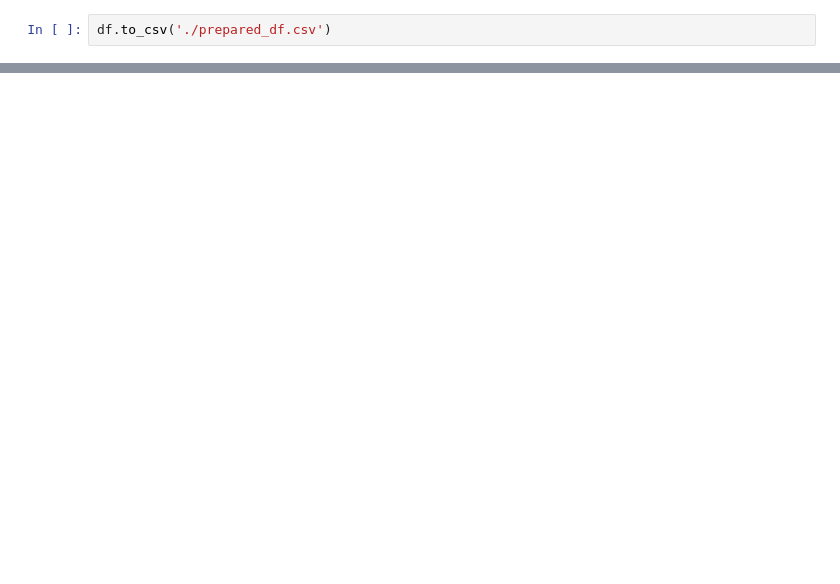
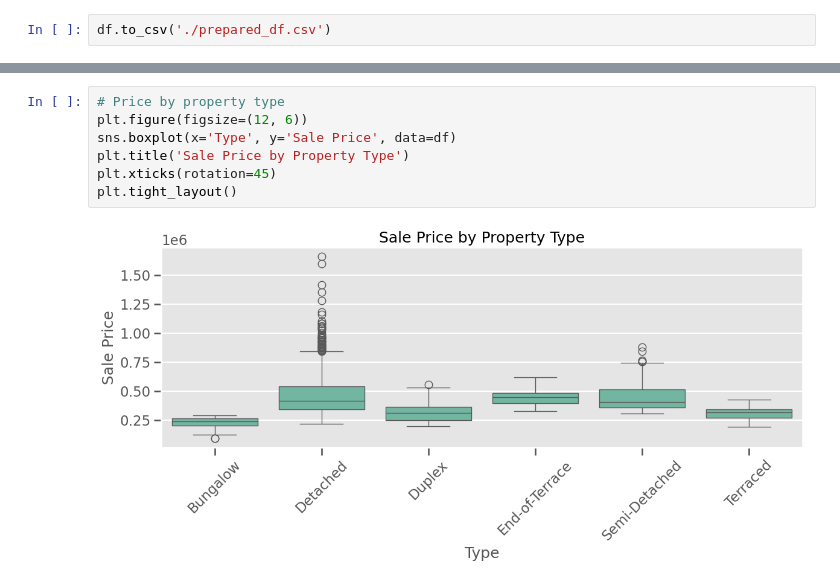
Before and after one commit to dylanbforde/Assignment_Web_Scraping, a Jupyter notebook: data_prep_analysis.ipynb, the cells around one changed output, grey strips where cells are left out. Cells and saved outputs as stored; diff of their text form; blank space fills up the shorter version.

```diff
--- a/data_prep_analysis.ipynb
+++ b/data_prep_analysis.ipynb
@@ -66,0 +145,9 @@ df.to_csv('./prepared_df.csv')
+# %%
+# Price by property type
+plt.figure(figsize=(12, 6))
+sns.boxplot(x='Type', y='Sale Price', data=df)
+plt.title('Sale Price by Property Type')
+plt.xticks(rotation=45)
+plt.tight_layout()
+# %% [output]
+[figure, added]
```
Also changed, not shown: parts of 19 cells of this notebook.
